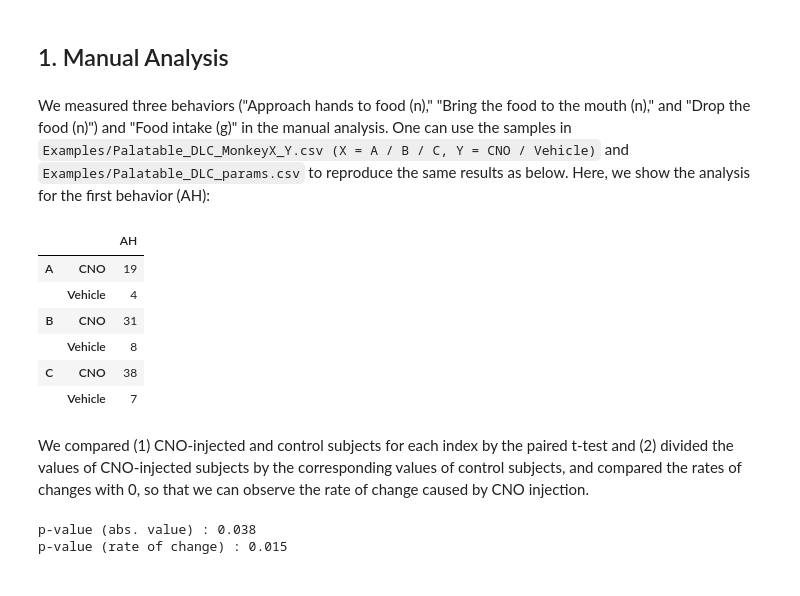
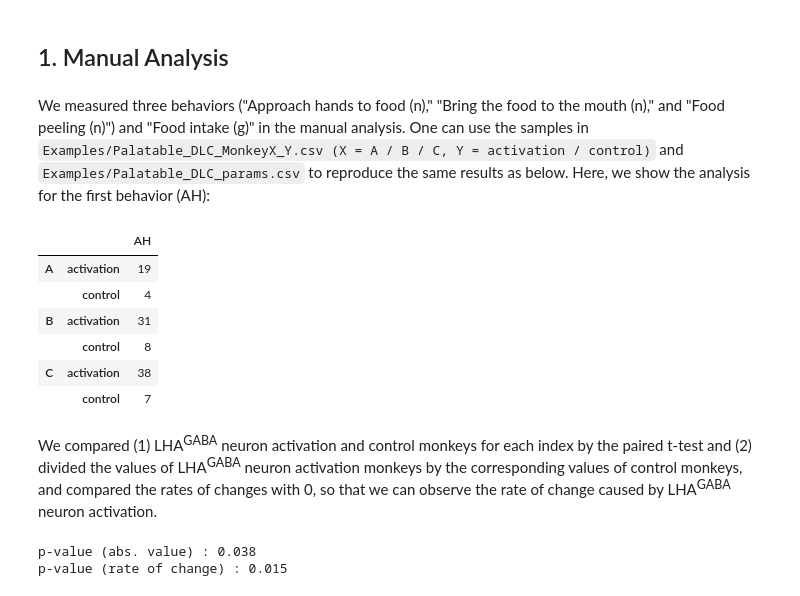
Before and after one commit to Gavroche11/Monkey_chemogenetics, a Jupyter notebook: test.ipynb, the cells around one changed output. Cells and saved outputs as stored; diff of their text form; code cells hidden in the pictures.

```diff
--- a/test.ipynb
+++ b/test.ipynb
@@ -15,45 +15,45 @@ from helper import *
 # %% [markdown]
 ## 1. Manual Analysis
 # %% [markdown]
-We measured three behaviors ("Approach hands to food (n)," "Bring the food to the mouth (n)," and "Drop the food (n)") and "Food intake (g)" in the manual analysis. One can use the samples in `Examples/Palatable_DLC_MonkeyX_Y.csv (X = A / B / C, Y = CNO / Vehicle)` and `Examples/Palatable_DLC_params.csv` to reproduce the same results as below. Here, we show the analysis for the first behavior (AH):
+We measured three behaviors ("Approach hands to food (n)," "Bring the food to the mouth (n)," and "Food peeling (n)") and "Food intake (g)" in the manual analysis. One can use the samples in `Examples/Palatable_DLC_MonkeyX_Y.csv (X = A / B / C, Y = activation / control)` and `Examples/Palatable_DLC_params.csv` to reproduce the same results as below. Here, we show the analysis for the first behavior (AH):
 # %%
-cases = [(i, j) for i in ['A', 'B', 'C'] for j in ['CNO', 'Vehicle']]
+cases = [(i, j) for i in ['A', 'B', 'C'] for j in ['activation', 'control']]
 filenames = ['Examples/Palatable_DLC_Monkey{}_{}.csv'.format(i, j) for (i, j) in cases]
 
 crit = 0.25
 filter = 360
 latency = 36
 dur = 36
 
 log = pd.read_csv('Examples/Palatable_Log_Example1.csv', index_col=0)
 
 num_in = []
 num_out = []
 lowspeed_len = []
 bhvs_len = []
 
 bhv = 'Approach hands to food (from tray)'
 
 for (case, filepath) in zip(cases, filenames):
     df = pd.read_csv(filepath, index_col=0, header=[1, 2], skiprows=0)
-    manual = (log.loc[(log[['Cycle', 'Subject', 'CNO / Vehicle', 'Behavior']] == ('3cycle', *case, bhv)).all(axis=1), 'Time_Relative_sf'].values * 24.0).astype(int)
+    manual = (log.loc[(log[['Cycle', 'Subject', 'activation / control', 'Behavior']] == ('3cycle', *case, bhv)).all(axis=1), 'Time_Relative_sf'].values * 24.0).astype(int)
 
     in_count, out_count = get_foc_behaviors_count(df, manual, crit, filter, latency, dur)
     num_in.append(in_count)
 
 num_in = np.array(num_in)
 
 pd.DataFrame(index=pd.MultiIndex.from_tuples(cases), columns=['AH'], data=num_in.reshape(-1, 1))
 # %% [output]
 |  |  | AH |
-| A | CNO | 19 |
-|  | Vehicle | 4 |
-| B | CNO | 31 |
-|  | Vehicle | 8 |
-| C | CNO | 38 |
-|  | Vehicle | 7 |
+| A | activation | 19 |
+|  | control | 4 |
+| B | activation | 31 |
+|  | control | 8 |
+| C | activation | 38 |
+|  | control | 7 |
 # %% [markdown]
-We compared (1) CNO-injected and control subjects for each index by the paired t-test and (2) divided the values of CNO-injected subjects by the corresponding values of control subjects, and compared the rates of changes with 0, so that we can observe the rate of change caused by CNO injection.
+We compared (1) LHA<sup>GABA</sup> neuron activation and control monkeys for each index by the paired t-test and (2) divided the values of LHA<sup>GABA</sup> neuron activation monkeys by the corresponding values of control monkeys, and compared the rates of changes with 0, so that we can observe the rate of change caused by LHA<sup>GABA</sup> neuron activation.
 # %%
 data = num_in.reshape(-1, 2)
 
```
Also changed, not shown: parts of 13 cells of this notebook, 22 other files.
